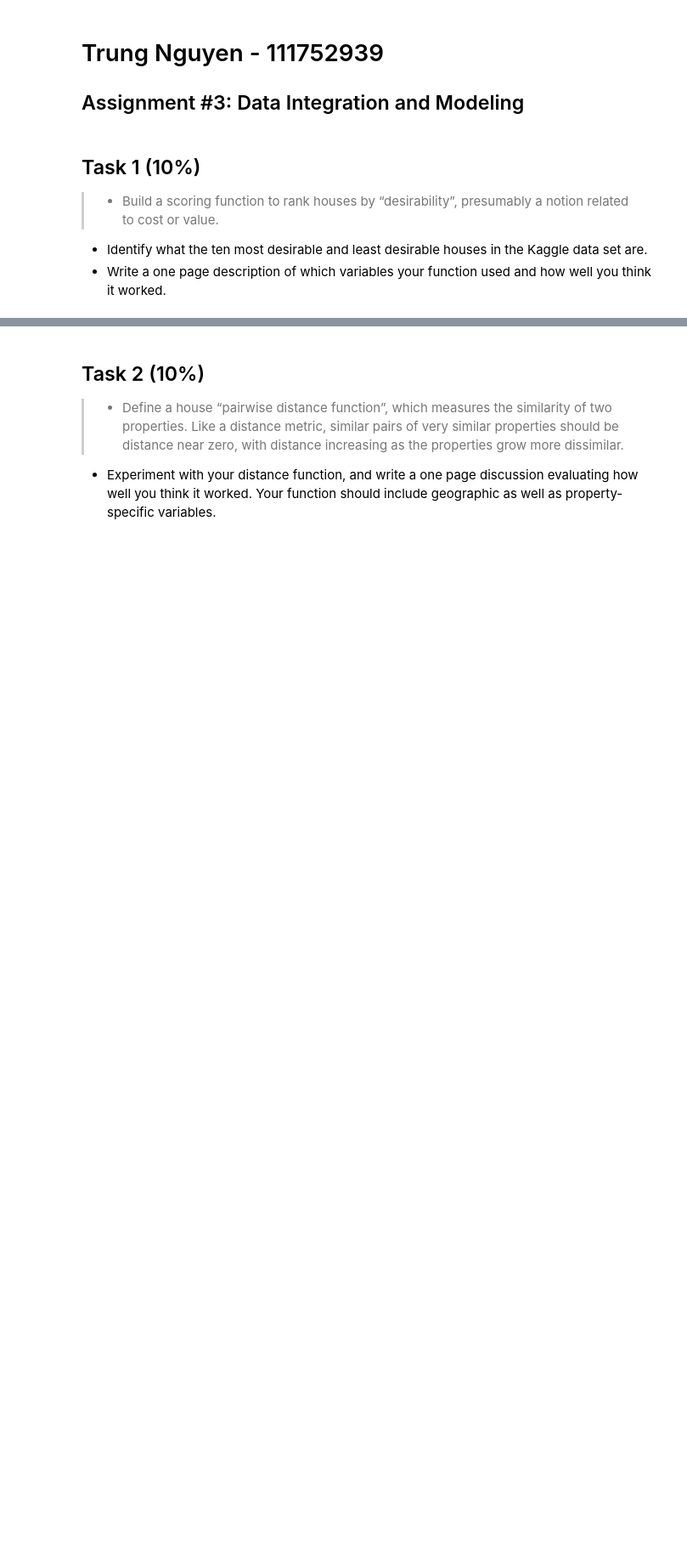
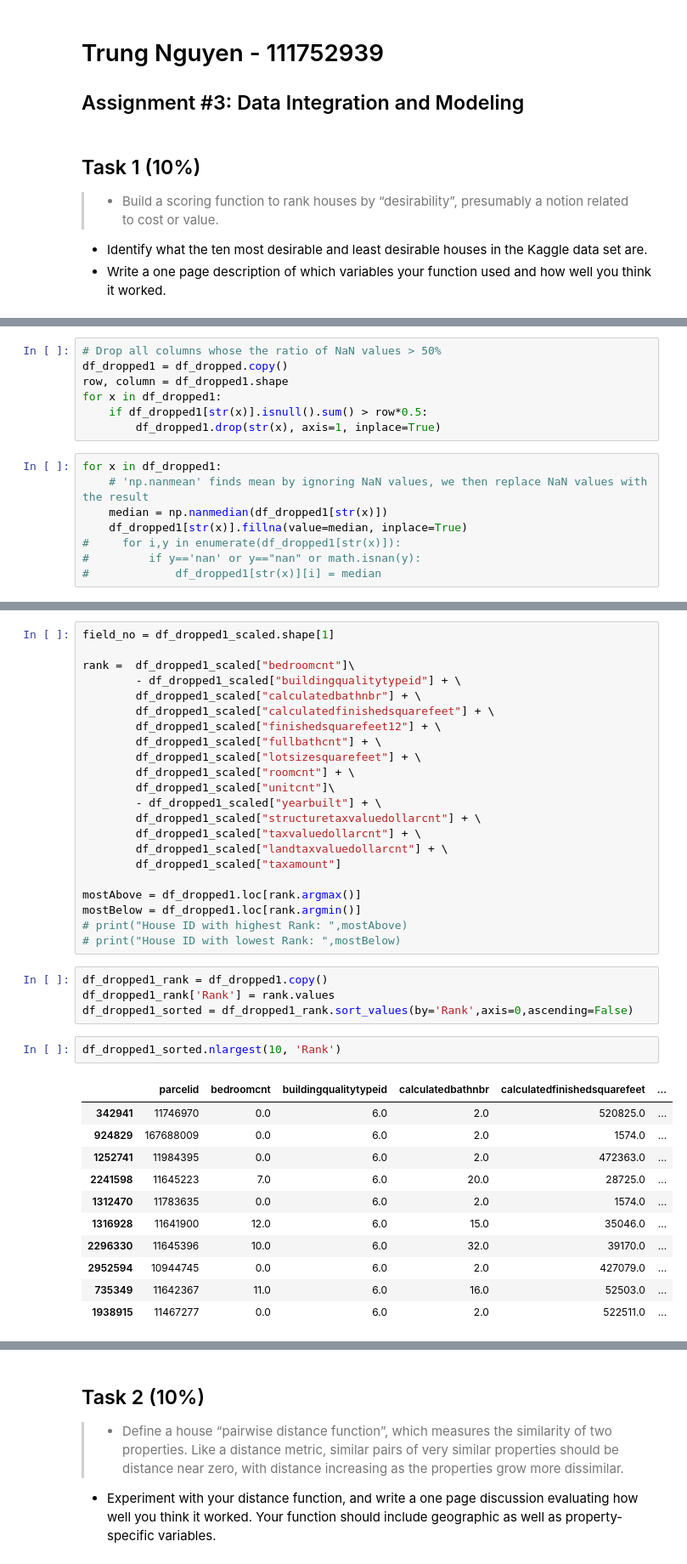
Before and after one commit to trungnguyencs/Automatic-Singing-Evaluation, a Jupyter notebook: HW3/HW3.ipynb, the cells around one changed output, grey strips where cells are left out. Shown: that part at 85% size. Cells and saved outputs as stored; diff of their text form; blank space fills up the shorter version.

```diff
--- a/HW3/HW3.ipynb
+++ b/HW3/HW3.ipynb
@@ -68,0 +44,15 @@ dtype: object
+# %%
+# Drop all columns whose the ratio of NaN values > 50%
+df_dropped1 = df_dropped.copy()
+row, column = df_dropped1.shape
+for x in df_dropped1:
+    if df_dropped1[str(x)].isnull().sum() > row*0.5:
+        df_dropped1.drop(str(x), axis=1, inplace=True)
+# %%
+for x in df_dropped1:
+    # 'np.nanmean' finds mean by ignoring NaN values, we then replace NaN values with the result
+    median = np.nanmedian(df_dropped1[str(x)])
+    df_dropped1[str(x)].fillna(value=median, inplace=True)
+#     for i,y in enumerate(df_dropped1[str(x)]):
+#         if y=='nan' or y=="nan" or math.isnan(y):
+#             df_dropped1[str(x)][i] = median
@@ -68,0 +107,40 @@ dtype: object
+# %%
+field_no = df_dropped1_scaled.shape[1]
+
+rank =  df_dropped1_scaled["bedroomcnt"]\
+        - df_dropped1_scaled["buildingqualitytypeid"] + \
+        df_dropped1_scaled["calculatedbathnbr"] + \
+        df_dropped1_scaled["calculatedfinishedsquarefeet"] + \
+        df_dropped1_scaled["finishedsquarefeet12"] + \
+        df_dropped1_scaled["fullbathcnt"] + \
+        df_dropped1_scaled["lotsizesquarefeet"] + \
+        df_dropped1_scaled["roomcnt"] + \
+        df_dropped1_scaled["unitcnt"]\
+        - df_dropped1_scaled["yearbuilt"] + \
+        df_dropped1_scaled["structuretaxvaluedollarcnt"] + \
+        df_dropped1_scaled["taxvaluedollarcnt"] + \
+        df_dropped1_scaled["landtaxvaluedollarcnt"] + \
+        df_dropped1_scaled["taxamount"]
+
+mostAbove = df_dropped1.loc[rank.argmax()]
+mostBelow = df_dropped1.loc[rank.argmin()]
+# print("House ID with highest Rank: ",mostAbove)
+# print("House ID with lowest Rank: ",mostBelow)
+# %%
+df_dropped1_rank = df_dropped1.copy()
+df_dropped1_rank['Rank'] = rank.values
+df_dropped1_sorted = df_dropped1_rank.sort_values(by='Rank',axis=0,ascending=False)
+# %%
+df_dropped1_sorted.nlargest(10, 'Rank')
+# %% [output]
+|  | parcelid | bedroomcnt | buildingqualitytypeid | calculatedbathnbr | calculatedfinishedsquarefeet | ... |
+| 342941 | 11746970 | 0.0 | 6.0 | 2.0 | 520825.0 | ... |
+| 924829 | 167688009 | 0.0 | 6.0 | 2.0 | 1574.0 | ... |
+| 1252741 | 11984395 | 0.0 | 6.0 | 2.0 | 472363.0 | ... |
+| 2241598 | 11645223 | 7.0 | 6.0 | 20.0 | 28725.0 | ... |
+| 1312470 | 11783635 | 0.0 | 6.0 | 2.0 | 1574.0 | ... |
+| 1316928 | 11641900 | 12.0 | 6.0 | 15.0 | 35046.0 | ... |
+| 2296330 | 11645396 | 10.0 | 6.0 | 32.0 | 39170.0 | ... |
+| 2952594 | 10944745 | 0.0 | 6.0 | 2.0 | 427079.0 | ... |
+| 735349 | 11642367 | 11.0 | 6.0 | 16.0 | 52503.0 | ... |
+| 1938915 | 11467277 | 0.0 | 6.0 | 2.0 | 522511.0 | ... |
```
Also changed, not shown: parts of 9 cells of this notebook, 6 other files.
